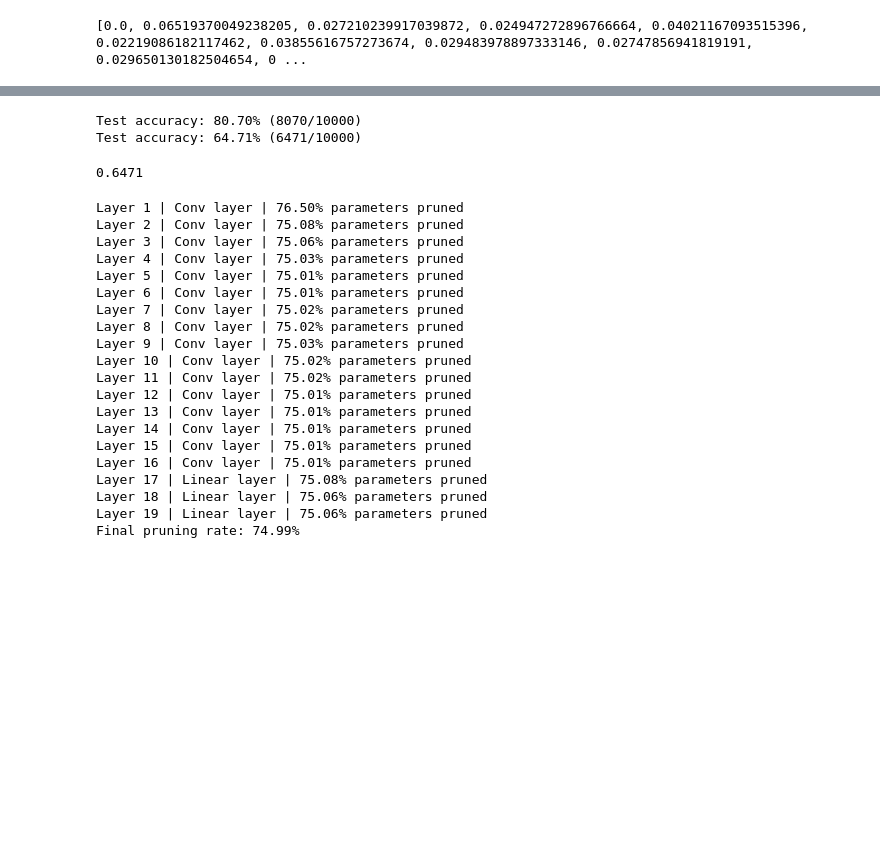
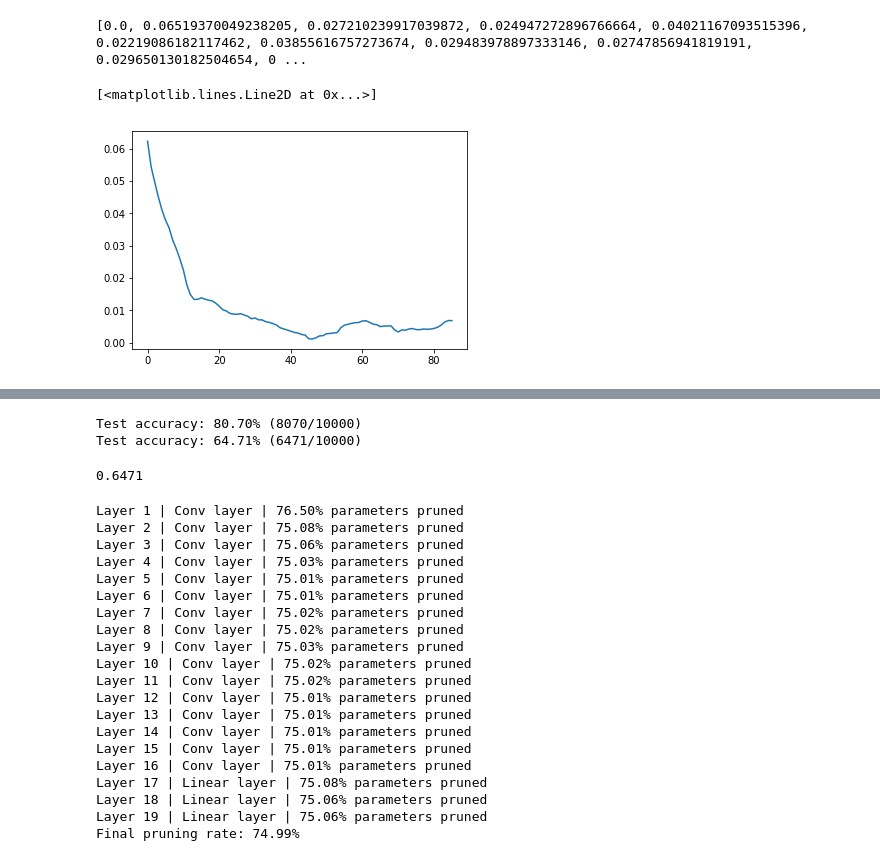
Before and after one commit to ChristopherSweeney/SlimNets, a Jupyter notebook: prunning.ipynb, the cells around one changed output, grey strips where cells are left out. Saved outputs shown, nothing was run; the diff lists cells and outputs as text; code cells hidden in the pictures; blank space fills up the shorter version.

```diff
--- a/prunning.ipynb
+++ b/prunning.ipynb
@@ -730 +778,10 @@ with open('sparse1.pkl', 'wb') as f:
     pickle.dump(prune.sparsity_over_time, f)
+# %%
+N=15
+a =np.convolve(prune.loss_over_time[1:], np.ones((N,))/N, mode='valid')
+%matplotlib inline
+plt.figure()
+plt.plot(range(len(a)),a)
+# %% [output]
+[<matplotlib.lines.Line2D at 0x...>]
+[figure, added]
```
Also changed, not shown: parts of 19 cells of this notebook.
